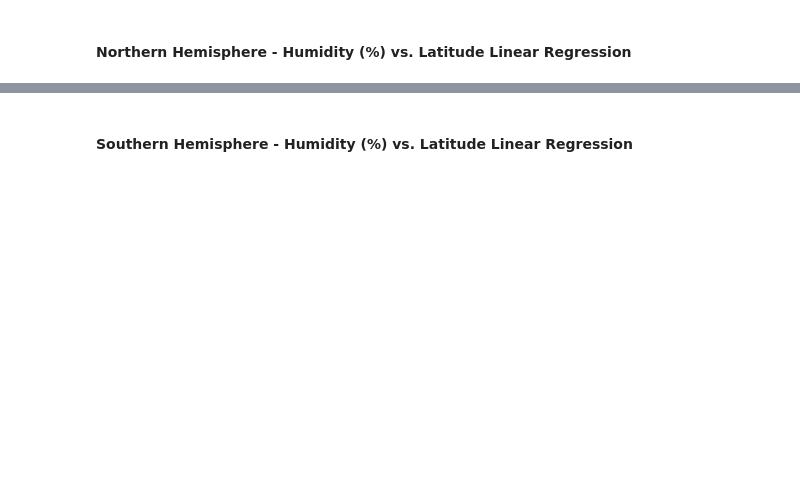
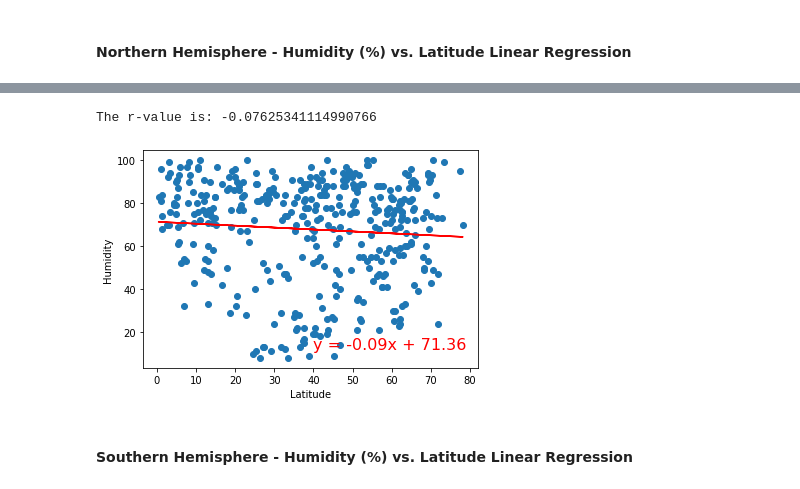
Before and after one commit to Jagjeet/python-api-challenge, a Jupyter notebook: WeatherPy.ipynb, the cells around one changed output, grey strips where cells are left out. Saved outputs shown, nothing was run; the diff lists cells and outputs as text; code cells hidden in the pictures; blank space fills up the shorter version.

```diff
--- a/WeatherPy.ipynb
+++ b/WeatherPy.ipynb
@@ -295,2 +335,28 @@ The r-value is: 0.000543987878808455
+# %%
+from scipy.stats import linregress
+
+southern_lat_df = clean_city_data.loc[clean_city_data['Lat'] > 0]
+x_values = northern_lat_df['Lat']
+y_values = northern_lat_df['Humidity']
+# print(x_values)
+# print(y_values)
+
+# Calculate line equation
+(slope, intercept, rvalue, pvalue, stderr) = linregress(x_values, y_values)
+regress_values = x_values * slope + intercept
+line_eq = "y = " + str(round(slope,2)) + "x + " + str(round(intercept,2))
+# print(line_eq)
+print(f"The r-value is: {rvalue}")
+
+# Plot
+plt.scatter(x_values,y_values)
+plt.plot(x_values,regress_values,"r-")
+plt.annotate(line_eq,(40, 12),fontsize=16,color="red")
+plt.xlabel('Latitude')
+plt.ylabel('Humidity')
+plt.show()
+# %% [output]
+The r-value is: -0.07625341114990766
+[figure, added]
 # %% [markdown]
 ####  Southern Hemisphere - Humidity (%) vs. Latitude Linear Regression
```
Also changed, not shown: parts of 15 cells of this notebook.
